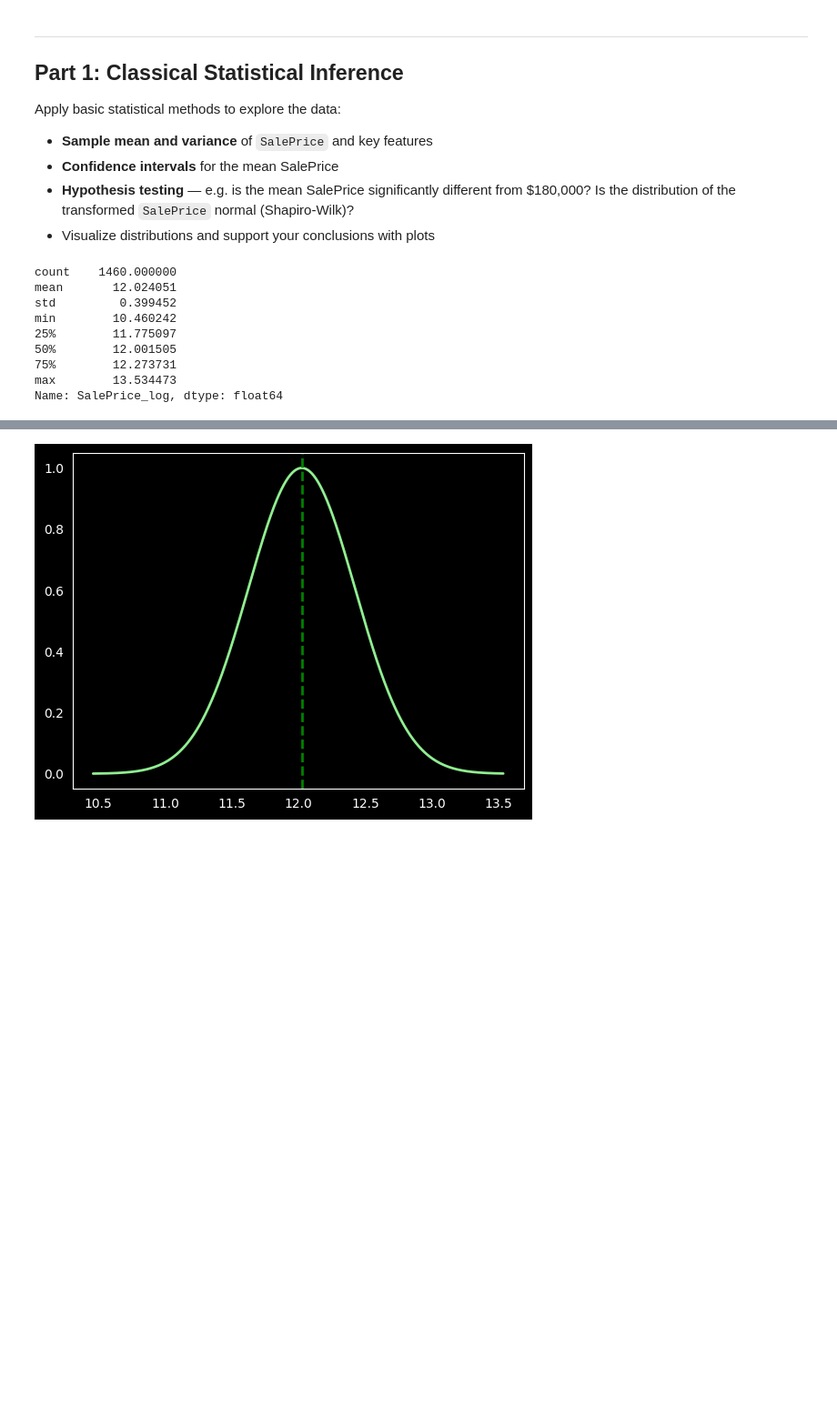
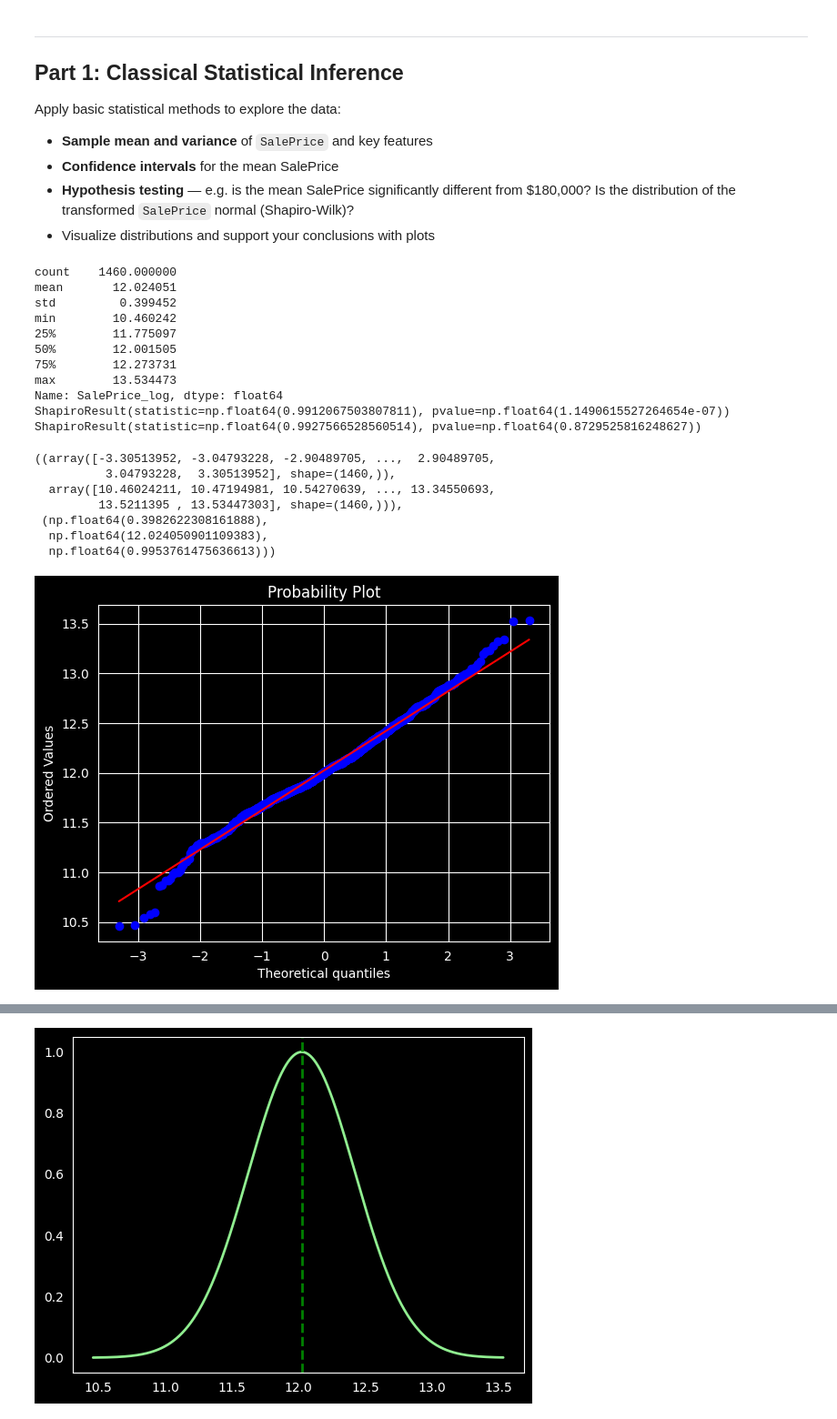
Before and after one commit to cpalescan/cstat, a Jupyter notebook: project_STUDENTID.ipynb, the cells around one changed output, grey strips where cells are left out. Shown at 91% size. Cells and saved outputs as stored; diff of their text form; code cells hidden in the pictures; blank space fills up the shorter version.

```diff
--- a/project_STUDENTID.ipynb
+++ b/project_STUDENTID.ipynb
@@ -92,6 +92,12 @@ var_sales_price = sum((x - mean_sales_price)**2 for x in sales_price)/(n-1)
 std_sales_price = sqrt(var_sales_price)
 
 print(sales_price.describe())
+
+# So, I've tried this Shapiro test as suggested, but it gives a misleading result because it only works with smaller samples (as shown in the second print)
+print(stats.shapiro(sales_price))
+
+# random sample from sales_log with n=100
+print(stats.shapiro(sales_price.sample(100)))
 # %% [output]
 count    1460.000000
 mean       12.024051
@@ -102,6 +108,21 @@ min        10.460242
 75%        12.273731
 max        13.534473
 Name: SalePrice_log, dtype: float64
+ShapiroResult(statistic=np.float64(0.9912067503807811), pvalue=np.float64(1.1490615527264654e-07))
+ShapiroResult(statistic=np.float64(0.9927566528560514), pvalue=np.float64(0.8729525816248627))
+# %%
+# To prove that we now have a normal distribution let's do a QQ plot
+stats.probplot(sales_price, dist="norm", plot=plt)
+# normal enough I think
+# %% [output]
+((array([-3.30513952, -3.04793228, -2.90489705, ...,  2.90489705,
+          3.04793228,  3.30513952], shape=(1460,)),
+  array([10.46024211, 10.47194981, 10.54270639, ..., 13.34550693,
+         13.5211395 , 13.53447303], shape=(1460,))),
+ (np.float64(0.3982622308161888),
+  np.float64(12.024050901109383),
+  np.float64(0.9953761475636613)))
+[figure, added]
 # %%
 # Confidence interval for the mean of log price
 alpha = 0.05
```
Also changed, not shown: parts of 4 cells of this notebook.
